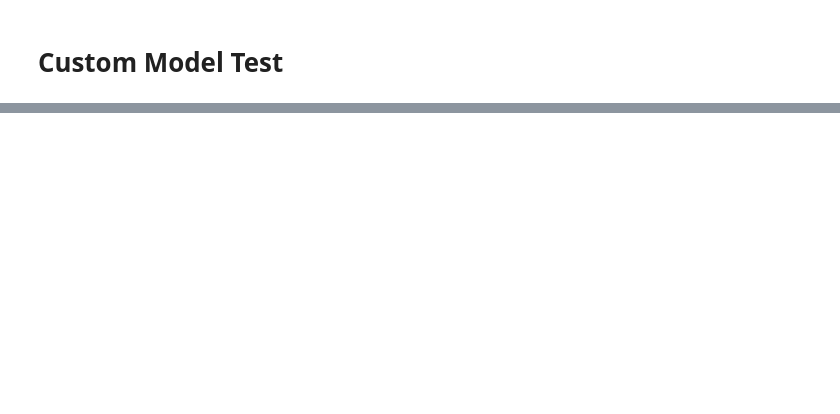
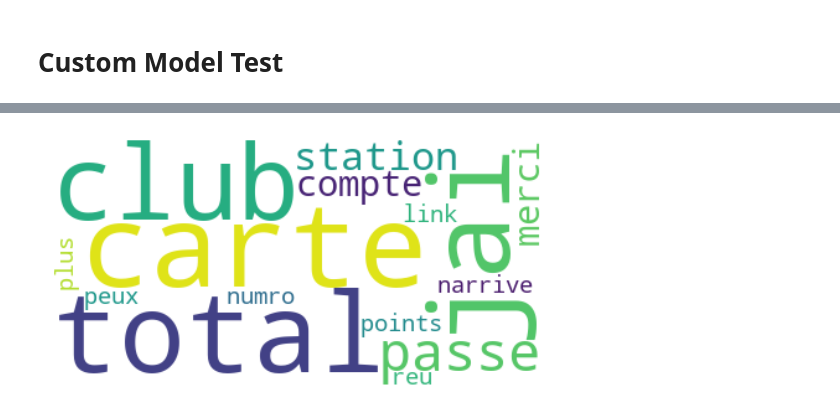
Before and after one commit to konkinit/topic_modeling, a Jupyter notebook: notebooks/drafts.ipynb, the cells around one changed output, grey strips where cells are left out. Cells and saved outputs as stored; diff of their text form; code cells hidden in the pictures; blank space fills up the shorter version.

Commit message:
tokenizer with custom stopword

```diff
--- a/notebooks/drafts.ipynb
+++ b/notebooks/drafts.ipynb
@@ -49,7 +60,7 @@ docs = fetch_20newsgroups(
 # %%
 umap_model = getDimReductionModel(umap_data())
 hdbscan_model = getClusteringModel(hdbscan_data())
-vectorizer_model = getTokenizer(tokenizer_data(language="english"))
+vectorizer_model = getTokenizer(tokenizer_data(language="french"), list_context_sw)
 ctfidf_model = getTfidfTransformers(tfidf_data())
 mmr_model = getMaximalMarginalRelevance(mmr_data())
 # %%
@@ -65,4 +79,6 @@ bert_topic_inst.visual_inference()
 # %%
-create_wordcloud(bert_topic_inst.model, 1)
+create_wordcloud(bert_topic_inst.model, 0)
+# %% [output]
+[figure, added]
 # %%
 bert_topic_inst.tabular_inference(docs)[0]
```
Also changed, not shown: parts of 7 cells of this notebook, 9 other files.
